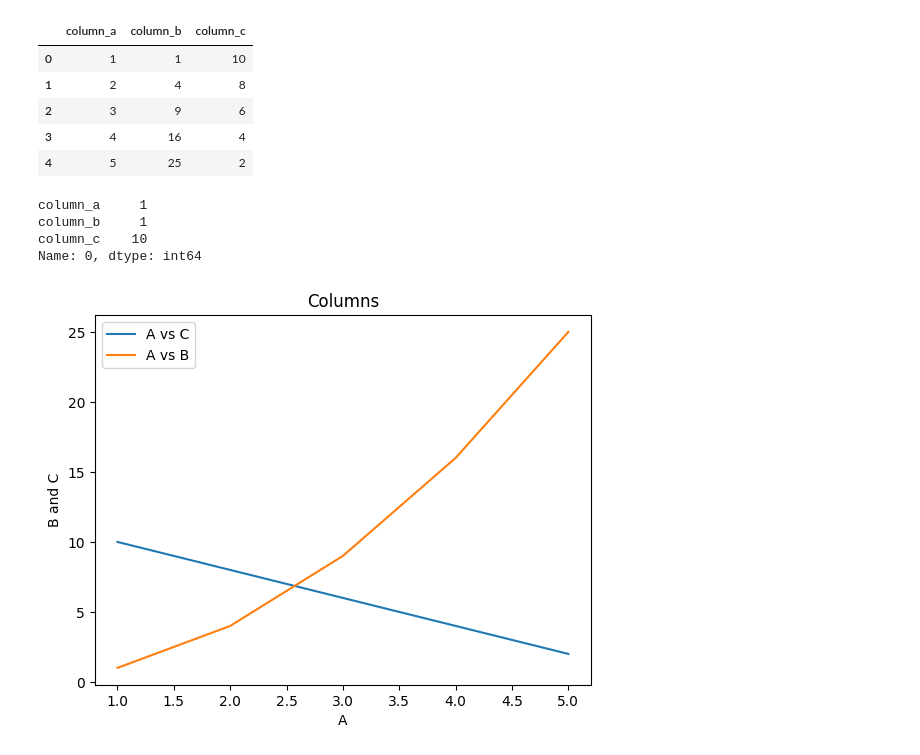
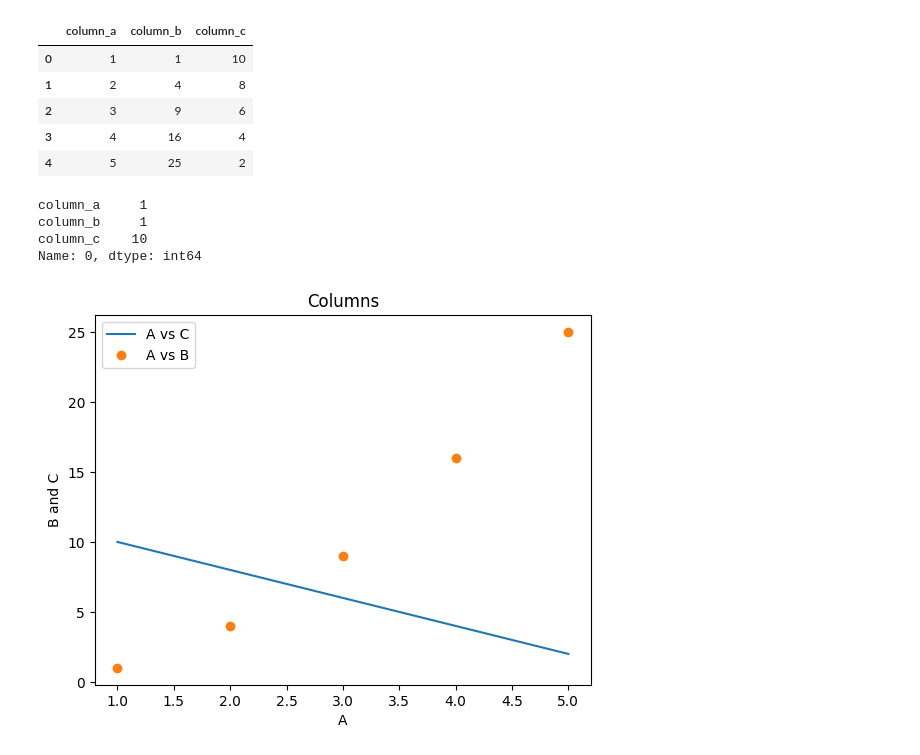
Before and after one commit to Joscord/matplotlib-tutorial, a Jupyter notebook: script.ipynb, the cells around one changed output. Drawn from its saved outputs; the diff is of its cells as text; code cells hidden in the pictures.

Commit message:
feat: modify plot statement to show dots instead of a line

```diff
--- a/script.ipynb
+++ b/script.ipynb
@@ -37,21 +37,22 @@ sample_data = pd.read_csv("./data/sample_data.csv")
 # %%
 # Si queremos plotear una columna contra la otra debemos primero extraer las columns. Por ejemplo para A vs C
 column_a = sample_data.column_a
 column_b = sample_data.column_b
 column_c = sample_data.column_c
 
 plt.plot(column_a, column_c)
-plt.plot(column_a, column_b)
+# Aquí el tercer argumento implica el tipo de plot. En este caso son puntitos
+plt.plot(column_a, column_b, "o")
 plt.title("Columns")
 plt.xlabel("A")
 plt.ylabel("B and C")
 plt.legend(["A vs C", "A vs B"])
 
 # Es posible extraer un valor en particular o fila haciendo uso de la función iloc. Estar recibe el índice que deseamos extraer. Po r ejemplo para tomar el primer registro de nuestro df
 print(sample_data.iloc[0])
 # %% [output]
 column_a     1
 column_b     1
 column_c    10
 Name: 0, dtype: int64
-[figure, old version]
+[figure, new version]
```
